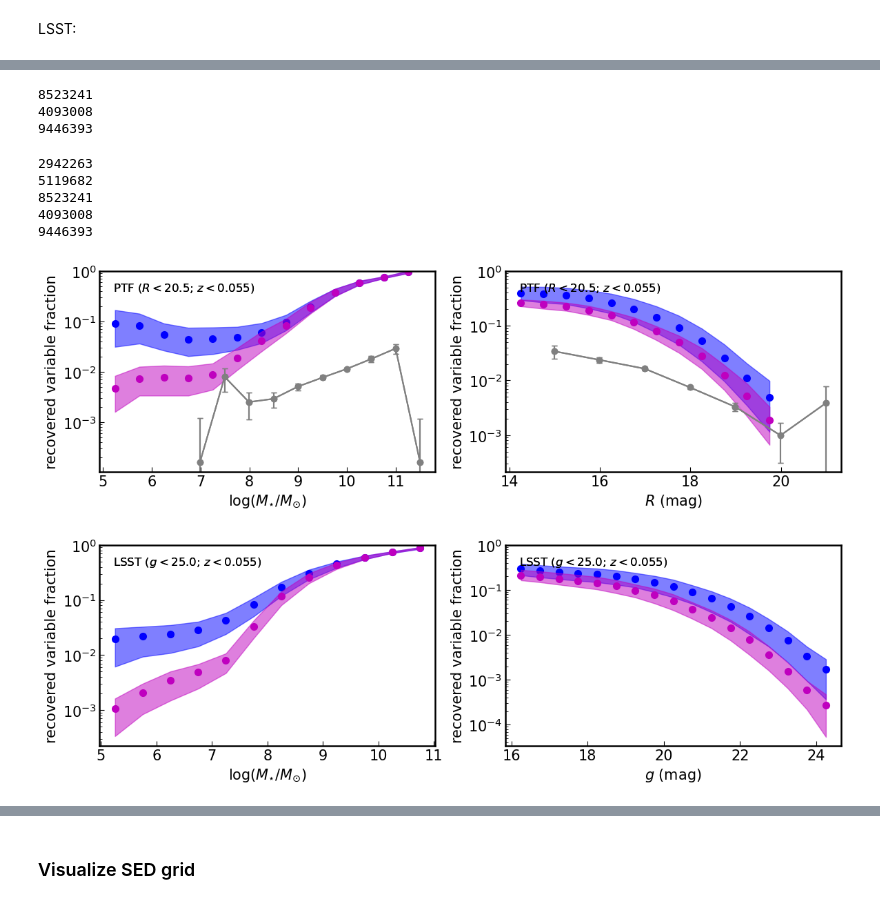
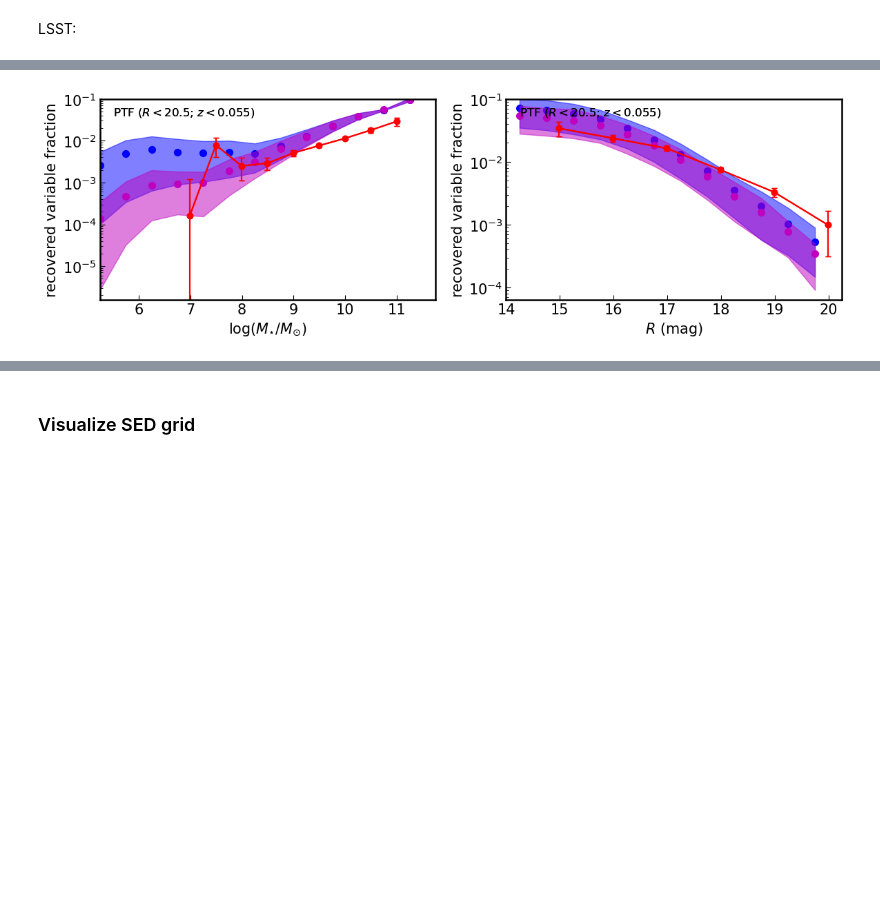
Before and after one commit to burke86/imbh_forecast, a Jupyter notebook: forecast.ipynb, the cells around one changed output, grey strips where cells are left out. Saved outputs shown, nothing was run; the diff lists cells and outputs as text; code cells hidden in the pictures; blank space fills up the shorter version.

```diff
--- a/forecast.ipynb
+++ b/forecast.ipynb
@@ -191,14 +234,16 @@ Sampling light curves with seeding mechanism popIII
 # %%
-pars = {'ptf':model_ptf.pars, 'lsst':model_lsst.pars}
-
-samples = {'ptf':model_ptf.samples, 'lsst':model_lsst.samples}
+pars = {}
+samples = {}
+for key in keys:
+    pars[key] = models[key].pars
+    samples[key] = models[key].samples
 
 #np.save('s_lsst.npy', s_lsst)
 #np.save('s_ptf.npy', s_ptf)
 # %%
 fig, ax = plt.subplots(1, 1, figsize=(5, 4))
 
-m_eval = np.linspace(15, 25)
+m_eval = np.linspace(14, 25)
 m_5 = {'ptf':20.5, 'lsst':25.0}
 m_sat = {'ptf':14.0, 'lsst':16.0}
 gamma = {'ptf':0.04, 'lsst':0.038}
@@ -258,6 +279,8 @@ for k, (key, s) in enumerate(samples.items()):
     band = bands[key]
     nbootstrap = pars[key]['nbootstrap']
     ndraw_dim = int(np.max(s['ndraws']))
+
+    t_obs = s['lc_t_obs']
 
     for i, seed in enumerate(['dc','popIII']):
 
@@ -279,9 +302,16 @@ for k, (key, s) in enumerate(samples.items()):
             # Add uncertainty
             mag_obs = np.random.normal(mag, magerr)
             s[f'sigma_var_{seed}'][j,indx] = calc_sigma_var(mag_obs, magerr)
+            mask_var = s[f'sigma_var_{seed}'][j,indx] > 2
+            if np.any(mask_var):
+                print(s[f'SFinf_{band}_{seed}'][j,indx][mask_var][0])
+                plt.errorbar(t_obs, mag[mask_var][0], yerr=magerr[mask_var][0], capsize=2)
+                plt.show()
+            ## TODO: ONly need to compute this on the sigma_var > 2 ones
             #qso = qso_fit(t_obs, mag, magerr)
             #s[f'sigma_qso_{seed}'][j,indx] = qso['signif_qso']
             #s[f'sigma_vary_{seed}'][j,indx] = qso['signif_vary']
+            # PLot
 # %% [output]
 ptf
 dc
@@ -403,6 +452,7 @@ for k, (key, s) in enumerate(samples.items()):
     fig, axs = plt.subplots(1, 2, figsize=(6*2, 4))
 
     for j in range(1): ## Just use the first bootstrap
+        j=2
 
         for i, seed in enumerate(['dc','popIII']):
 
@@ -513,19 +554,21 @@ for k, (key, s) in enumerate(samples.items()):
         M_star = np.log10(s[f'M_star_draw'].value)
 
         f = np.full([nbootstrap, len(bins)-1], np.nan)
+        f_fap = np.full([nbootstrap, len(bins)-1], np.nan)
 
         for j in range(nbootstrap):
             ndraw = int(s['ndraws'][j])
             ndraw_dim = int(np.max(s['ndraws']))
-            print(ndraw)
 
+            mask_SF = s[f'SFinf_{band}_{seed}'][j,:ndraw_dim] > 1e-2
             mask_var = s[f'sigma_var_{seed}'][j,:ndraw_dim] > 2
             mask_tau = s[f'tau_RF_{band}_{seed}'][j,:ndraw_dim] > 5
             mask_mag = s[f'm_{band}_{seed}'][j,:ndraw_dim] < m_5[key]
             mask_sat = s[f'm_{band}_{seed}'][j,:ndraw_dim] > m_sat[key]
-            mask_mass = (M_BH[j,:ndraw_dim] > 10**2*u.Msun)
-            mask_mass_all = (M_BH_all[j,:ndraw_dim] > 10**2*u.Msun)
+            mask_mass = (M_BH[j,:ndraw_dim] > 1e2*u.Msun)
+            mask_mass_all = (M_BH_all[j,:ndraw_dim] > 1e2*u.Msun)
 
+            #mask_mag_alt = s[f'm_{band}_{seed}'][j,:ndraw_dim] < (m_5[key]+1)
             m_star_bin = log_M_star_all[j,:ndraw_dim][mask_mag & mask_sat]
             bin_count, bin_edges, binnumber = st.binned_statistic(m_star_bin, m_star_bin,
                                                                   statistic='count', bins=bins)
@@ -533,9 +576,9 @@ for k, (key, s) in enumerate(samples.items()):
             bin_count_var, bin_edges, binnumber = st.binned_statistic(m_star_bin, m_star_bin,
                                                                       statistic='count', bins=bins)
             f[j] = bin_count_var/bin_count
+            f_fap[j] = 0.05*bin_count_var/bin_count # FAP fraction
             bin_width = (bin_edges[1] - bin_edges[0])
             bin_centers = bin_edges[1:] - bin_width/2
-            #print(bin_count_var)
             # Need to rescale total number of z<0.055 galaxies to 35,000 to match BGG20
             #axs[0].plot(bin_centers, f[j], color=colors[i], alpha=0.5)
 
@@ -544,20 +587,23 @@ for k, (key, s) in enumerate(samples.items()):
 
         axs[0].fill_between(bin_centers, np.percentile(f, 16, axis=0), np.percentile(f, 84, axis=0),
                             color=colors[i], alpha=0.5)
+        #axs[0].plot(bin_centers, np.mean(f_fap, axis=0), color=colors[i], linestyle='dashed', lw=3)
         # There are some "simulation" noise here if eta is too large
         axs[0].scatter(bin_centers, np.mean(f, axis=0), lw=2, color=colors[i])
         axs[0].set_ylabel('recovered variable fraction')
         axs[0].set_xlabel(r'$\log(M_{\rm{\star}}/M_{\odot})$')
         #axs[1].set_xlim([6, 11])
-        axs[0].text(0.04, 0.90, label, fontsize=12, transform=axs[0].transAxes)
+        axs[0].text(0.04, 0.92, label, fontsize=12, transform=axs[0].transAxes)
+
+        axs[0].set_xlim([np.min(bin_centers), np.max(bin_centers)])
 
         if key == 'ptf':
             from astropy.io import ascii
             dat = ascii.read('bgg20.txt')
-            n = [151, 519, 1313, 3237, 7467, 14052, 16367, 3188, 692, 155]
-            bgg_m = dat['col1'].data
-            bgg_f = dat['col2'].data
-            axs[0].errorbar(bgg_m, bgg_f, st.binom.std(n, bgg_f)/n, marker='o', color='gray', capsize=3)
+            n = np.array([151, 519, 1313, 3237, 7467, 14052, 16367, 3188, 692, 155])[:-1]
+            bgg_m = dat['col1'].data[:-1]
+            bgg_f = dat['col2'].data[:-1]
+            axs[0].errorbar(bgg_m, bgg_f, st.binom.std(n, bgg_f)/n, marker='o', color='r', capsize=3)
 
 
         mag = s[f'm_{band}_{seed}']
@@ -566,17 +612,19 @@ for k, (key, s) in enumerate(samples.items()):
         M_star = np.log10(s[f'M_star_draw'].value)
 
         f = np.full([nbootstrap, len(bins)-1], np.nan)
+        f_fap = np.full([nbootstrap, len(bins)-1], np.nan)
 
         for j in range(nbootstrap):
             ndraw = int(s['ndraws'][j])
             ndraw_dim = int(np.max(s['ndraws']))
 
+            mask_SF = s[f'SFinf_{band}_{seed}'][j,:ndraw_dim] > 1e-2
             mask_var = s[f'sigma_var_{seed}'][j,:ndraw_dim] > 2
             mask_tau = s[f'tau_RF_{band}_{seed}'][j,:ndraw_dim] > 5
             mask_mag = s[f'm_{band}_{seed}'][j,:ndraw_dim] < m_5[key]
             mask_sat = s[f'm_{band}_{seed}'][j,:ndraw_dim] > m_sat[key]
-            mask_mass = (M_BH[j,:ndraw_dim] > 10**2*u.Msun)
-            mask_mass_all = (M_BH_all[j,:ndraw_dim] > 10**2*u.Msun)
+            mask_mass = (M_BH[j,:ndraw_dim] > 1e2*u.Msun)
+            mask_mass_all = (M_BH_all[j,:ndraw_dim] > 1e2*u.Msun)
 
             mag_bin = mag[j,:ndraw_dim][mask_mag & mask_sat]
             m_star_bin = log_M_star_all[j,:ndraw_dim][mask_mag & mask_sat]
@@ -587,8 +635,10 @@ for k, (key, s) in enumerate(samples.items()):
             bin_count_var, bin_edges, binnumber = st.binned_statistic(mag_bin, m_star_bin,
                                                                       statistic='count', bins=bins)
             f[j] = bin_count_var/bin_count
+            f_fap[j] = 0.05*bin_count_var/bin_count # FAP fraction
             bin_width = (bin_edges[1] - bin_edges[0])
             bin_centers = bin_edges[1:] - bin_width/2
+            print(bin_count)
             #axs[1].plot(bin_centers, f[j], color=colors[i], alpha=0.5)
 
         bin_width = (bin_edges[1] - bin_edges[0])
@@ -596,26 +646,29 @@ for k, (key, s) in enumerate(samples.items()):
 
         axs[1].fill_between(bin_centers, np.percentile(f, 16, axis=0), np.percentile(f, 84, axis=0),
                             color=colors[i], alpha=0.5)
+        #axs[1].plot(bin_centers, np.mean(f_fap, axis=0), color=colors[i], linestyle='dashed', lw=3)
         # There are some "simulation" noise here if eta is too large
         axs[1].scatter(bin_centers, np.mean(f, axis=0), lw=2, color=colors[i])
         axs[1].set_ylabel('recovered variable fraction')
         axs[1].set_xlabel(band_names[key])
         #axs[1].set_xlim([6, 11])
-        axs[1].text(0.04, 0.90, label, fontsize=12, transform=axs[1].transAxes)
+        axs[1].text(0.04, 0.92, label, fontsize=12, transform=axs[1].transAxes)
 
         if key == 'ptf':
             from astropy.io import ascii
             dat = ascii.read('bgg20_2.txt')
-            n = [409, 2520, 9881, 20261, 11523, 2159, 259]
-            bgg_m = dat['col1'].data
-            bgg_f = dat['col2'].data
-            axs[1].errorbar(bgg_m, bgg_f, st.binom.std(n, bgg_f)/n, marker='o', color='gray', capsize=3)
+            n = np.array([409, 2520, 9881, 20261, 11523, 2159, 259])[:-1]
+            bgg_m = dat['col1'].data[:-1]
+            bgg_f = dat['col2'].data[:-1]
+            axs[1].errorbar(bgg_m, bgg_f, st.binom.std(n, bgg_f)/n, marker='o', color='r', capsize=3)
+
+        axs[1].set_xlim([m_sat[key], np.max(bin_centers)+0.5])
 
     axs[0].set_yscale('log')
     axs[1].set_yscale('log')
 
-    axs[0].set_ylim([None, 1])
-    axs[1].set_ylim([None, 1])
+    axs[0].set_ylim([None, 1e-1])
+    axs[1].set_ylim([None, 1e-1])
 
     fig.tight_layout()
     fig.savefig(f'varfrac_{key}.pdf', dpi=300)
@@ -637,10 +709 @@ lsst
-8523241
-4093008
-9446393
-2942263
-5119682
-8523241
-4093008
-9446393
-[figure, old version]
+[figure, new version]
-[figure, removed]
```
Also changed, not shown: parts of 34 cells of this notebook, 1 other file.
